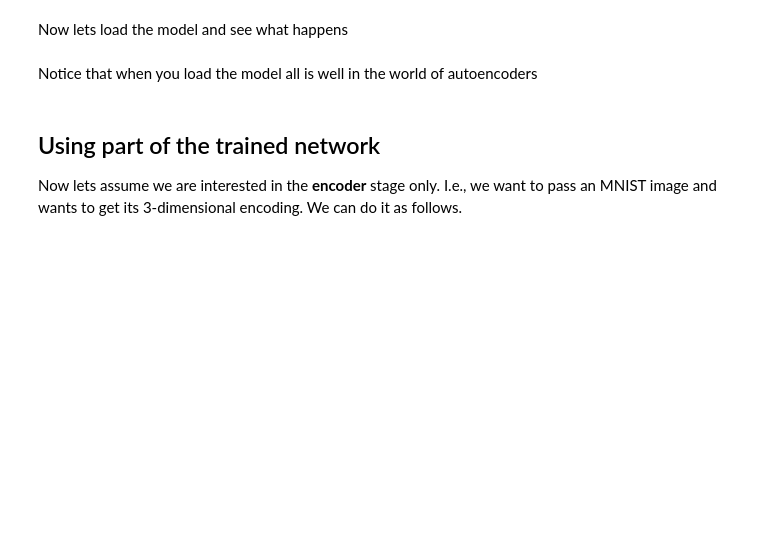
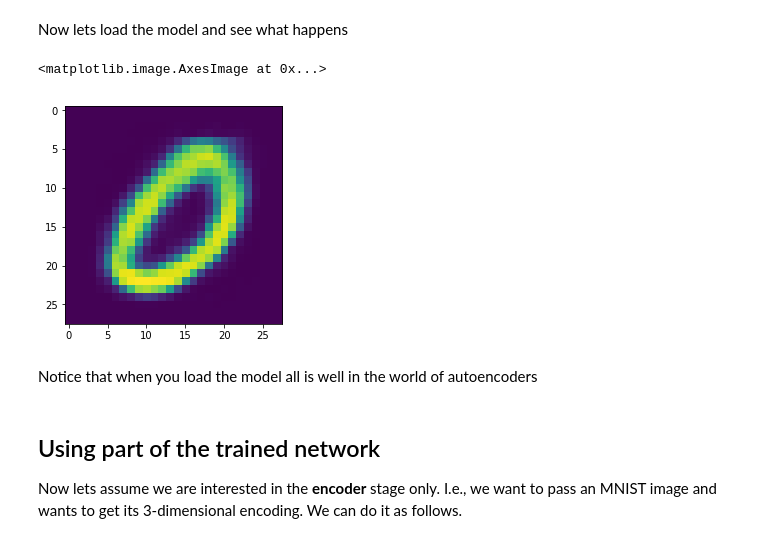
Before and after one commit to faisalqureshi/lessons-pytorch, a Jupyter notebook: lesson-7/simple-autoencoder.ipynb, the cells around one changed output. Drawn from its saved outputs; the diff is of its cells as text; code cells hidden in the pictures; blank space fills up the shorter version.

```diff
--- a/lesson-7/simple-autoencoder.ipynb
+++ b/lesson-7/simple-autoencoder.ipynb
@@ -317,8 +312,11 @@ Now lets load the model and see what happens
 # %%
 model2.load_state_dict(torch.load('simple-ae-weights.pt', map_location='cpu'))
 oi = model2(gpu(ni))
 oi_ = to_img(oi)
-plt.imshow(cputoi_[0,0,:,:].detach())
+plt.imshow(cpu(oi_[0,0,:,:].detach()))
+# %% [output]
+<matplotlib.image.AxesImage at 0x...>
+[figure, added]
 # %% [markdown]
 Notice that when you load the model all is well in the world of autoencoders
 # %% [markdown]
```
Also changed, not shown: parts of 4 cells of this notebook, 1 other file.
